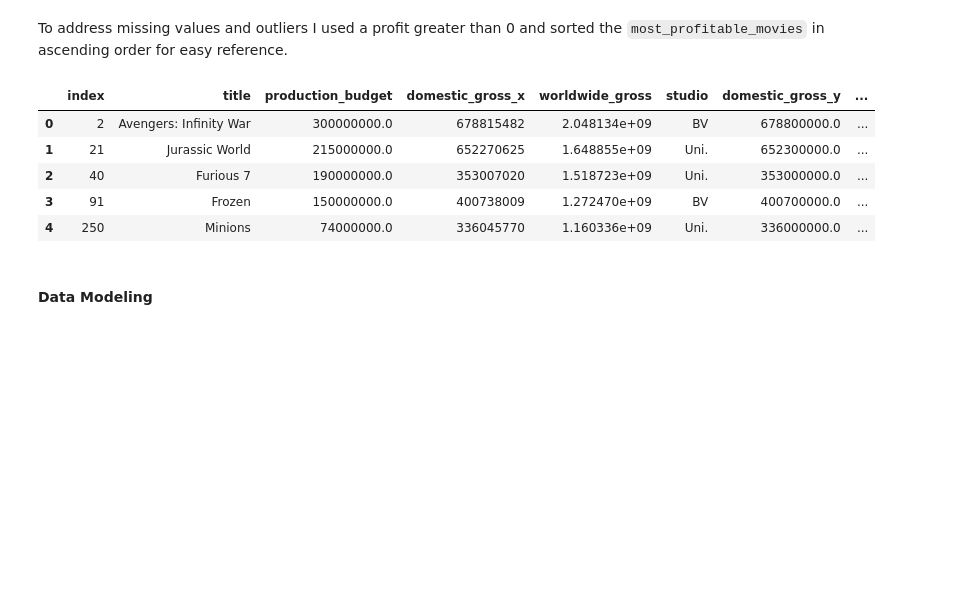
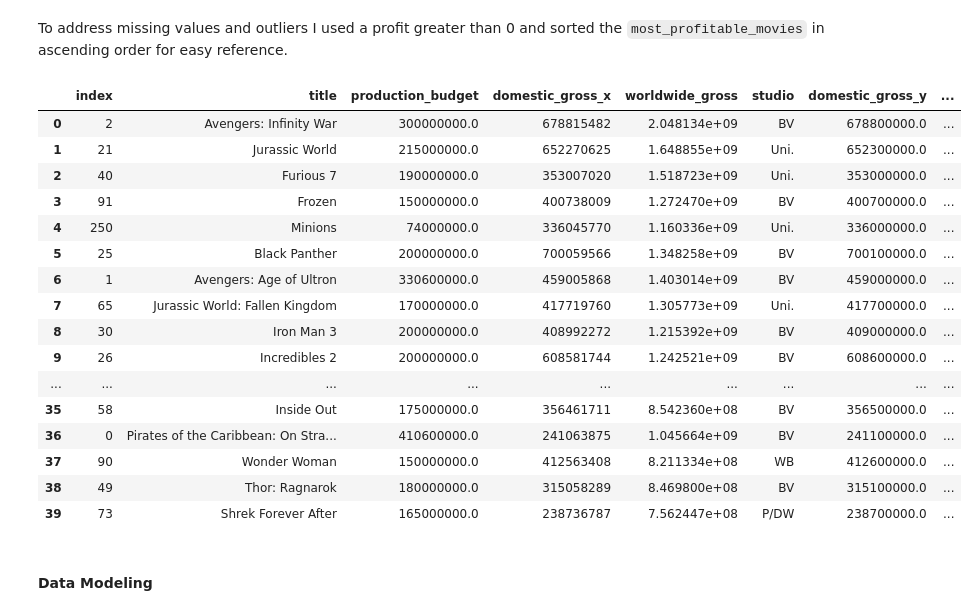
Before and after one commit to MoniqueHercules/phase-1-project, a Jupyter notebook: dsc-phase1-project.ipynb, the cells around one changed output. Saved outputs shown, nothing was run; the diff lists cells and outputs as text; code cells hidden in the pictures; blank space fills up the shorter version.

```diff
--- a/dsc-phase1-project.ipynb
+++ b/dsc-phase1-project.ipynb
@@ -214,20 +215,31 @@ To address missing values and outliers I used a profit greater than 0 and sorted
 # %%
 profitable_movies = movie_budget_and_profit.loc[
     movie_budget_and_profit['Profit'] > 0]
 
 most_profitable_movies = profitable_movies.sort_values(
     by=['profit_inflation_budget'], ascending=False)
 
 most_profitable_movies.reset_index(inplace=True)
 
-most_profitable_movies.head()
+most_profitable_movies.head(40)
 # %% [output]
 |  | index | title | production_budget | domestic_gross_x | worldwide_gross | studio | domestic_gross_y | ... |
 | 0 | 2 | Avengers: Infinity War | 300000000.0 | 678815482 | 2.048134e+09 | BV | 678800000.0 | ... |
 | 1 | 21 | Jurassic World | 215000000.0 | 652270625 | 1.648855e+09 | Uni. | 652300000.0 | ... |
 | 2 | 40 | Furious 7 | 190000000.0 | 353007020 | 1.518723e+09 | Uni. | 353000000.0 | ... |
 | 3 | 91 | Frozen | 150000000.0 | 400738009 | 1.272470e+09 | BV | 400700000.0 | ... |
 | 4 | 250 | Minions | 74000000.0 | 336045770 | 1.160336e+09 | Uni. | 336000000.0 | ... |
+| 5 | 25 | Black Panther | 200000000.0 | 700059566 | 1.348258e+09 | BV | 700100000.0 | ... |
+| 6 | 1 | Avengers: Age of Ultron | 330600000.0 | 459005868 | 1.403014e+09 | BV | 459000000.0 | ... |
+| 7 | 65 | Jurassic World: Fallen Kingdom | 170000000.0 | 417719760 | 1.305773e+09 | Uni. | 417700000.0 | ... |
+| 8 | 30 | Iron Man 3 | 200000000.0 | 408992272 | 1.215392e+09 | BV | 409000000.0 | ... |
+| 9 | 26 | Incredibles 2 | 200000000.0 | 608581744 | 1.242521e+09 | BV | 608600000.0 | ... |
+| ... | ... | ... | ... | ... | ... | ... | ... | ... |
+| 35 | 58 | Inside Out | 175000000.0 | 356461711 | 8.542360e+08 | BV | 356500000.0 | ... |
+| 36 | 0 | Pirates of the Caribbean: On Stra... | 410600000.0 | 241063875 | 1.045664e+09 | BV | 241100000.0 | ... |
+| 37 | 90 | Wonder Woman | 150000000.0 | 412563408 | 8.211334e+08 | WB | 412600000.0 | ... |
+| 38 | 49 | Thor: Ragnarok | 180000000.0 | 315058289 | 8.469800e+08 | BV | 315100000.0 | ... |
+| 39 | 73 | Shrek Forever After | 165000000.0 | 238736787 | 7.562447e+08 | P/DW | 238700000.0 | ... |
 # %% [markdown]
 #### Data Modeling
 # %% [markdown]
```
Also changed, not shown: parts of 12 cells of this notebook, 6 other files.
